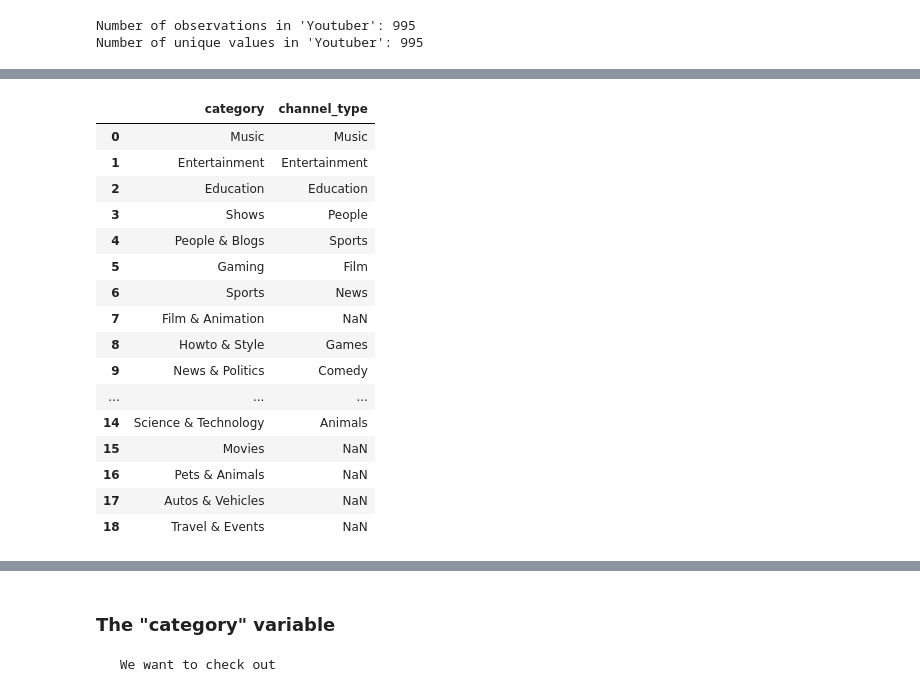
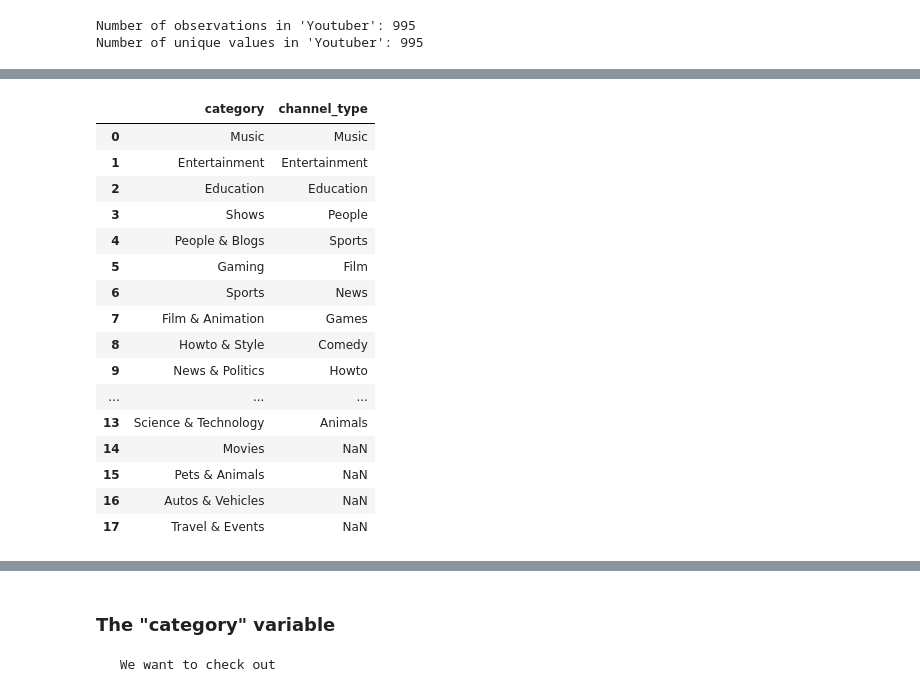
Before and after one commit to Alexxanderson/CSMODEL-PROJECT, a Jupyter notebook: MCO1/Phase1Notebook.ipynb, the cells around one changed output, grey strips where cells are left out. Saved outputs shown, nothing was run; the diff lists cells and outputs as text; code cells hidden in the pictures.

```diff
--- a/MCO1/Phase1Notebook.ipynb
+++ b/MCO1/Phase1Notebook.ipynb
@@ -122,0 +139,9 @@ Data types: float64(18), int64(3), object(7)<br>
+# %%
+# Declare the variables that will be used
+columns_to_keep = ['Youtuber', 'subscribers', 'video views', 'category', 'channel_type', 'uploads', 'Country', 'lowest_monthly_earnings', 'highest_monthly_earnings', 'lowest_yearly_earnings', 'highest_yearly_earnings', 'created_year', 'Population']
+columns_to_drop = list(set(youtube_df.columns) - set(columns_to_keep))
+
+# Drop unused columns (variables)
+youtube_df.drop(columns_to_drop, axis=1, inplace=True)
+
+youtube_df
@@ -146,0 +215,4 @@ Number of unique values in 'Youtuber': 995
+# %%
+# Reset the index after dropping rows
+youtube_df.reset_index(drop=True, inplace=True)
+youtube_df
@@ -152,15 +237,5 @@ Number of unique values in 'Youtuber': 995
 # %%
-# declare the variables that will be used
-columns_to_keep = ['Youtuber', 'subscribers', 'video views', 'created_year', 'category', 'channel_type', 'uploads', 'Country', 'lowest_monthly_earnings', 'highest_monthly_earnings', 'lowest_yearly_earnings', 'highest_yearly_earnings', 'Population']
-
-# drop unused columns (variables)
-youtube_df = youtube_df[columns_to_keep]
-
-# drop the rows where video views == 0
-youtube_df = youtube_df[youtube_df["video views"] != 0]
-
-# drop the rows where uploads == 0
-youtube_df = youtube_df[youtube_df["uploads"] != 0]
-
-youtube_df
+# Check for null values in category
+nullcategory_df = youtube_df[youtube_df["category"].isnull()]
+nullcategory_df
 # %% [output]
@@ -180,33 +262,36 @@ youtube_df
 # %%
 # Displaying the 'category' and 'channel_type' values for cleaning
 column1 = 'category'
 column2 = 'channel_type'
-unique_values_column1 = youtube_df[column1].unique().tolist()
-unique_values_column2 = youtube_df[column2].unique().tolist()
+
+categoryandchannel_df = youtube_df.dropna(subset=[column1, column2])
+
+unique_values_column1 = categoryandchannel_df[column1].unique().tolist()
+unique_values_column2 = categoryandchannel_df[column2].unique().tolist()
 
 df_unique_values_column1 = pd.DataFrame(unique_values_column1, columns=[column1])
 df_unique_values_column2 = pd.DataFrame(unique_values_column2, columns=[column2])
 
 # Concatenate DataFrames horizontally
 result_df = pd.concat([df_unique_values_column1, df_unique_values_column2], axis=1)
 
 # Display the unique values side by side as DataFrames
 result_df
 # %% [output]
 |  | category | channel_type |
 | 0 | Music | Music |
 | 1 | Entertainment | Entertainment |
 | 2 | Education | Education |
 | 3 | Shows | People |
 | 4 | People & Blogs | Sports |
 | 5 | Gaming | Film |
 | 6 | Sports | News |
-| 7 | Film & Animation | NaN |
-| 8 | Howto & Style | Games |
-| 9 | News & Politics | Comedy |
+| 7 | Film & Animation | Games |
+| 8 | Howto & Style | Comedy |
+| 9 | News & Politics | Howto |
 | ... | ... | ... |
-| 14 | Science & Technology | Animals |
-| 15 | Movies | NaN |
-| 16 | Pets & Animals | NaN |
-| 17 | Autos & Vehicles | NaN |
-| 18 | Travel & Events | NaN |
+| 13 | Science & Technology | Animals |
+| 14 | Movies | NaN |
+| 15 | Pets & Animals | NaN |
+| 16 | Autos & Vehicles | NaN |
+| 17 | Travel & Events | NaN |
```
Also changed, not shown: parts of 19 cells of this notebook.
